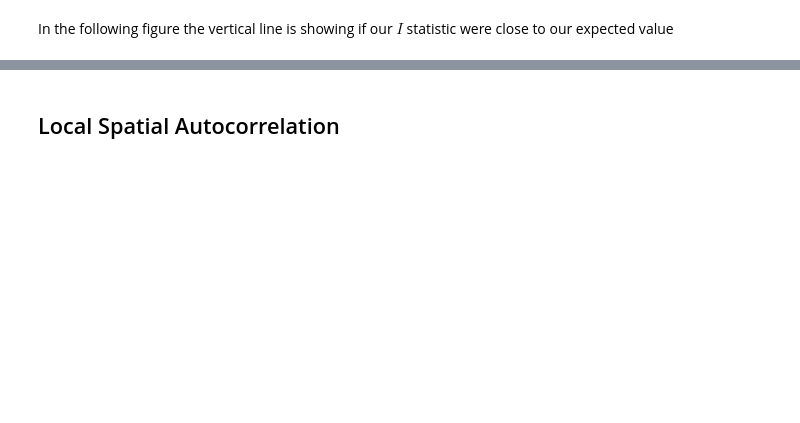
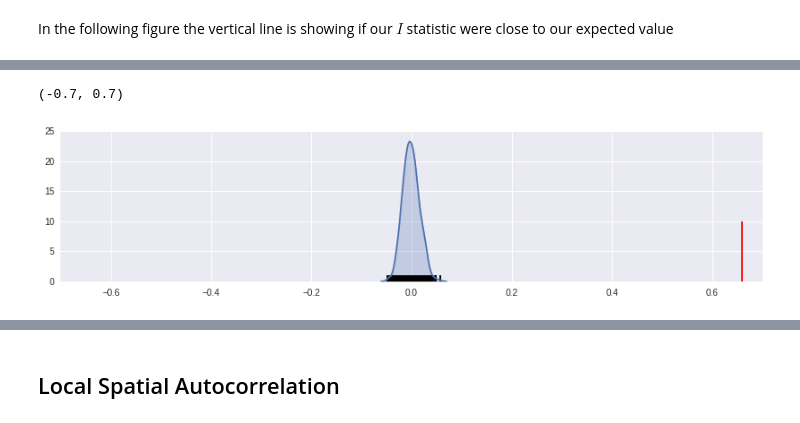
Before and after one commit to esanzglez/PUI2016_esg336, a Jupyter notebook: HW10_esg336/GeospatialAnalysis_CitiBike_esg336.ipynb, the cells around one changed output, grey strips where cells are left out. Drawn from its saved outputs; the diff is of its cells as text; code cells hidden in the pictures; blank space fills up the shorter version.

```diff
--- a/HW10_esg336/GeospatialAnalysis_CitiBike_esg336.ipynb
+++ b/HW10_esg336/GeospatialAnalysis_CitiBike_esg336.ipynb
@@ -658,0 +674,8 @@ plt.xlim([-.70, .70])
+# %%
+sns.kdeplot(I_MonthlyRide_winter.sim, shade=True)
+plt.vlines(I_MonthlyRide_winter.sim, 0, 1)
+plt.vlines(I_MonthlyRide_winter.I, 0, 10, 'r')
+plt.xlim([-.70, .70])
+# %% [output]
+(-0.7, 0.7)
+[figure, added]
```
Also changed, not shown: parts of 26 cells of this notebook.
